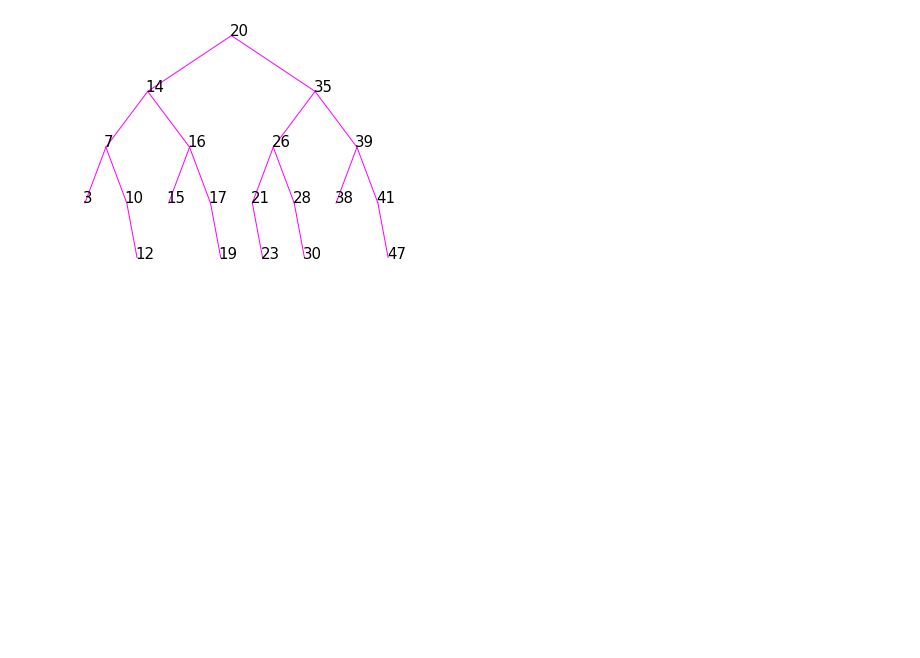
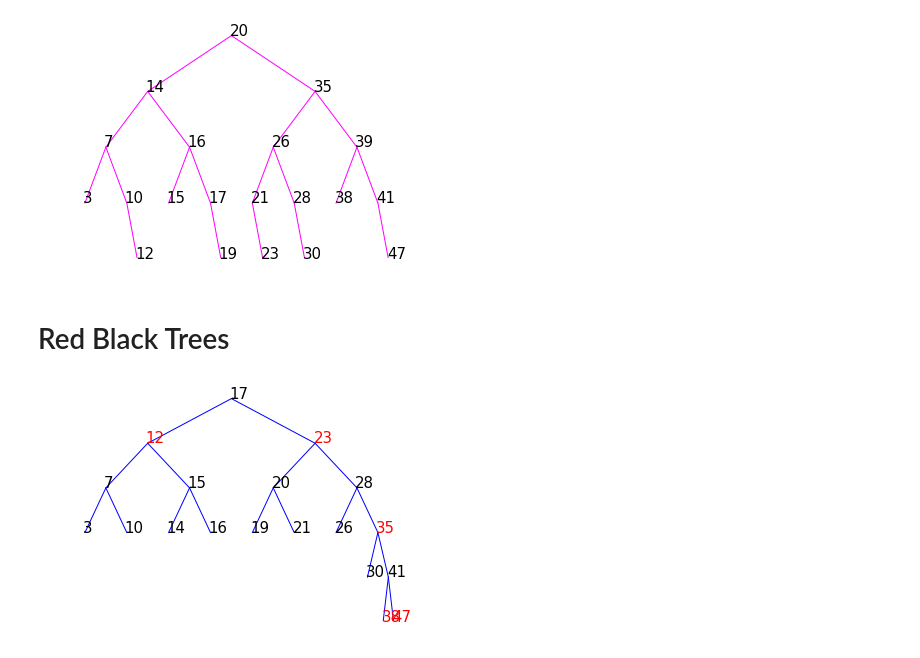
Before and after one commit to IsabellKonrad/binarySearchTree, a Jupyter notebook: bstDemo.ipynb, the cells around one changed output. Cells and saved outputs as stored; diff of their text form; code cells hidden in the pictures; blank space fills up the shorter version.

Commit message:
Adds red-black tree to BST tree

```diff
--- a/bstDemo.ipynb
+++ b/bstDemo.ipynb
@@ -26,3 +28,5 @@ for node in [35,14,26,39,7,16,3,10,15,17,21,28,38,41,12,19,23,30,47]:
 bst.treeplot(T2)
 # %% [output]
 [figure]
+# %% [markdown]
+# Red Black Trees
@@ -28,0 +35,11 @@ bst.treeplot(T2)
+# %%
+for n in range(1,50):
+    locals()['n'+str(n)] = rbt.node(n)
+
+T1 = rbt.tree(n3)
+for n in [7,10,12,14,15,16,17,19,20,21,23,26,28,30,35,38,41,47]:
+    T1.insert(locals()['n'+str(n)])
+
+rbt.treeplot(T1)
+# %% [output]
+[figure, added]
```
Also changed, not shown: parts of 4 cells of this notebook.
